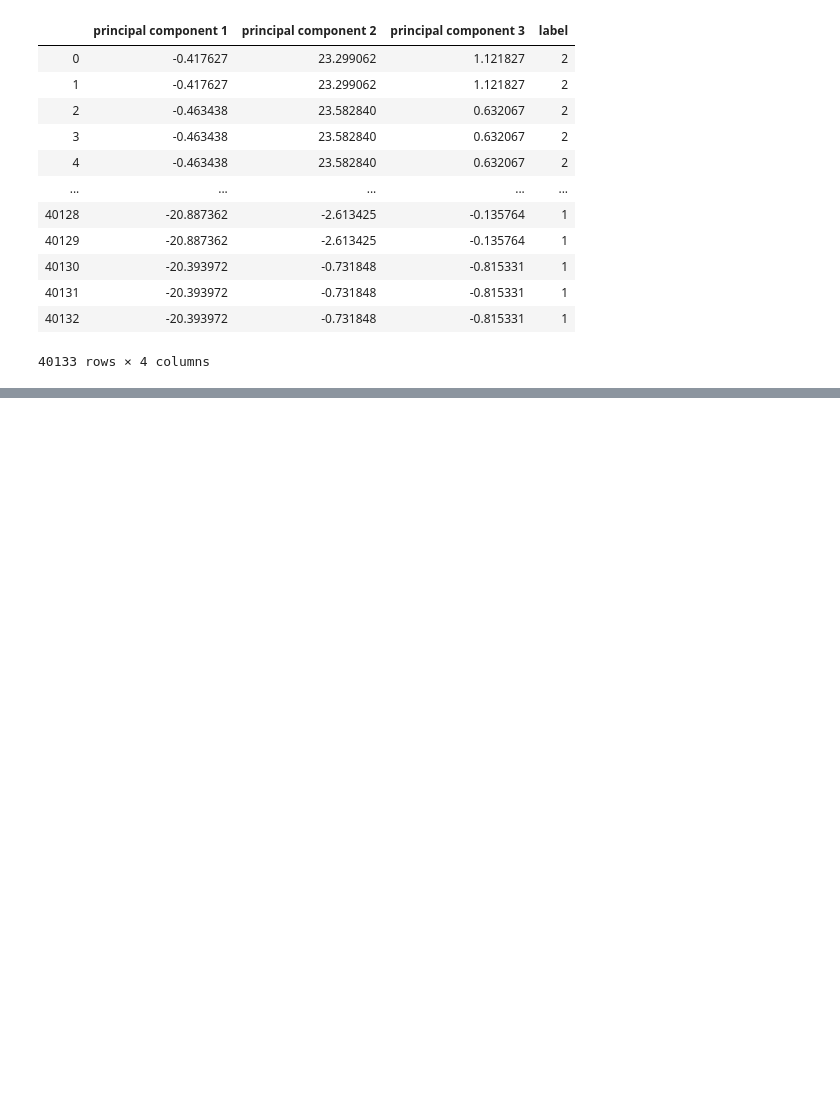
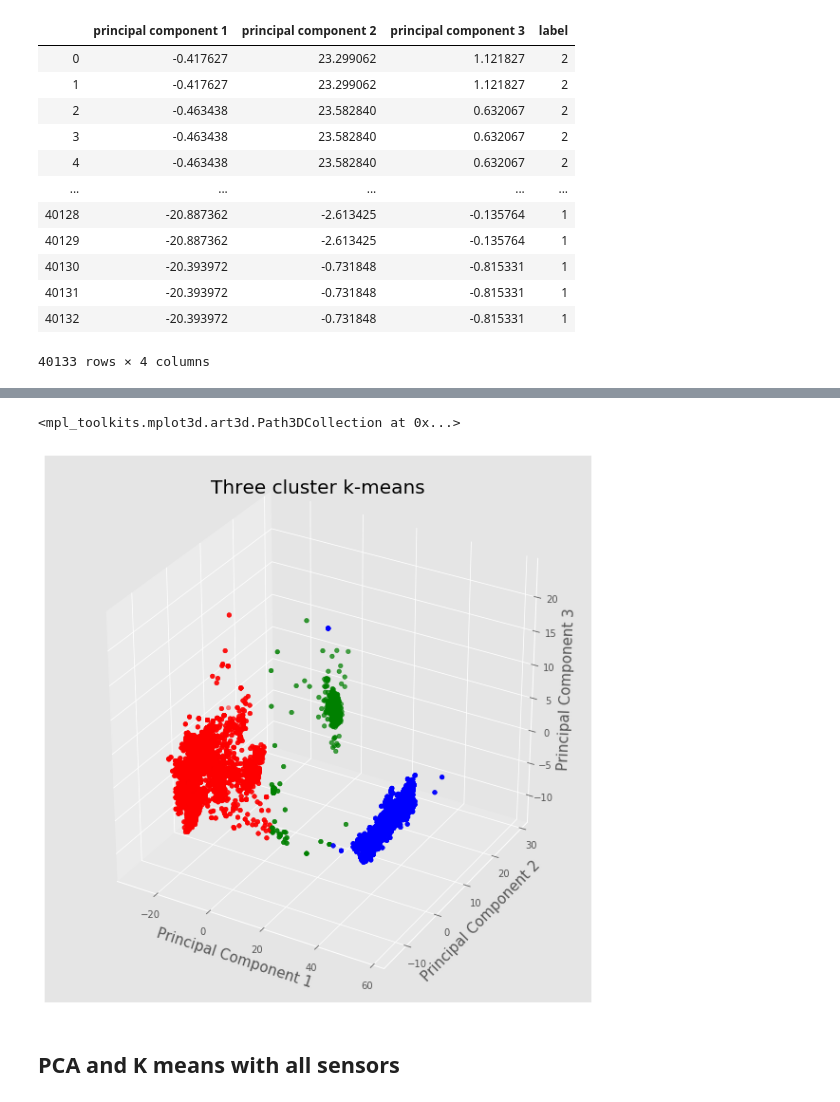
Before and after one commit to ddhruvgupta/MaliciousApp, a Jupyter notebook: Random Forrest Classifier.ipynb, the cells around one changed output, grey strips where cells are left out. Drawn from its saved outputs; the diff is of its cells as text; code cells hidden in the pictures; blank space fills up the shorter version.

Commit message:
kmeans and cross validation added

```diff
--- a/Random Forrest Classifier.ipynb
+++ b/Random Forrest Classifier.ipynb
@@ -229,0 +243,25 @@ ax.scatter(finalDf['principal component 1'], finalDf['principal component 2'], f
+# %%
+kmean = KMeans(n_clusters=3).fit(X)
+cl = kmean.cluster_centers_
+
+fig = plt.figure(figsize = (8,8))
+ax = Axes3D(fig)
+ax.set_xlabel('Principal Component 1', fontsize = 15)
+ax.set_ylabel('Principal Component 2', fontsize = 15)
+ax.set_zlabel('Principal Component 3', fontsize = 15)
+ax.set_title('Three cluster k-means', fontsize = 20)
+
+
+LABEL_COLOR_MAP = {0 : 'r', 1 : 'b', 2 :'g'}
+
+
+label_color = [LABEL_COLOR_MAP[l] for l in kmean.labels_]
+ax.scatter(finalDf['principal component 1'], finalDf['principal component 2'], finalDf['principal component 3']
+             , c=label_color  )
+# ax.scatter(cl[0][0], cl[0][1], s=80, marker=">", color = 'black')
+# ax.scatter(cl[1][0], cl[1][1], s=80, marker=">", color = 'black')
+# %% [output]
+<mpl_toolkits.mplot3d.art3d.Path3DCollection at 0x...>
+[figure, added]
+# %% [markdown]
+## PCA and K means with all sensors ##
```
Also changed, not shown: parts of 20 cells of this notebook.
